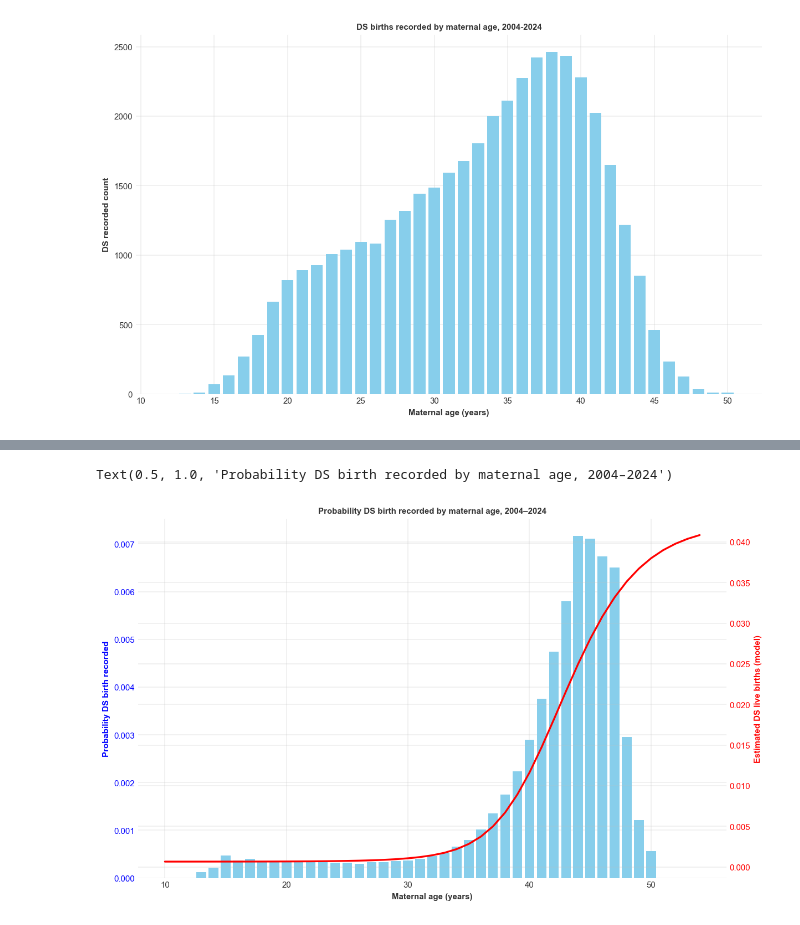
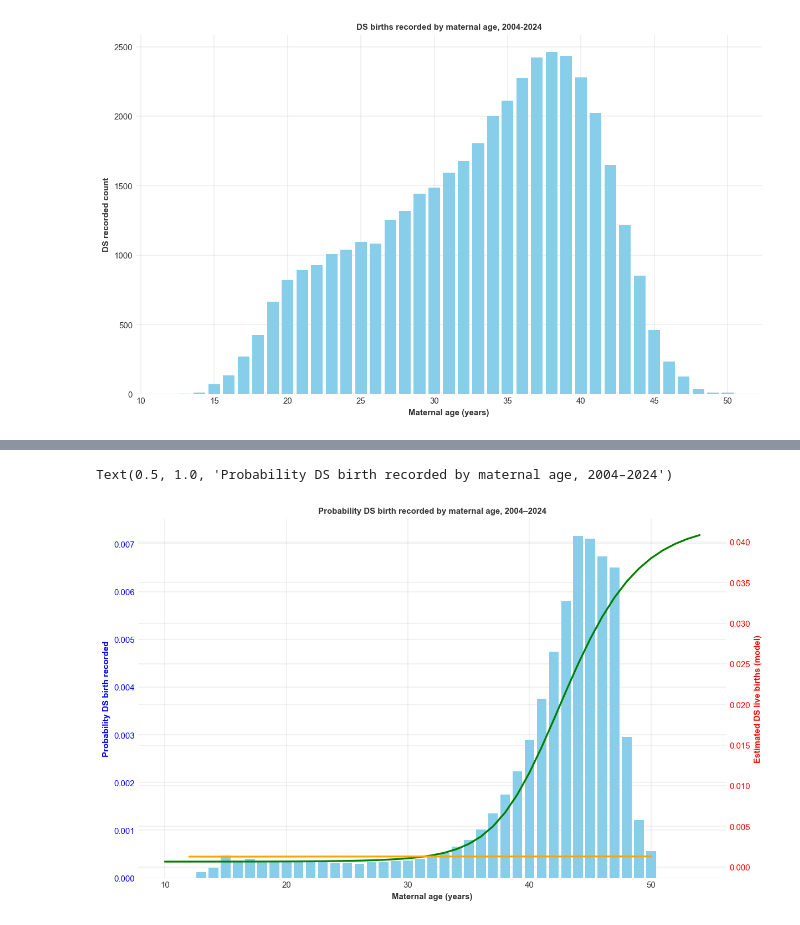
Before and after one commit to frankbuckley/ds-births-populations, a Jupyter notebook: projects/us-birth-certificates/notes-maternal-age.ipynb, the cells around one changed output, grey strips where cells are left out. Drawn from its saved outputs; the diff is of its cells as text; code cells hidden in the pictures.

```diff
--- a/projects/us-birth-certificates/notes-maternal-age.ipynb
+++ b/projects/us-birth-certificates/notes-maternal-age.ipynb
@@ -114,7 +69,12 @@ Text(0, 0.5, 'Probability DS birth recorded')
 mage_from2004_df = con.execute(
     """
     SELECT
-        mage_c, AVG(down_ind) as p_down_ind, AVG(p_ds_lb_nt) as p_ds_lb_nt, COUNT(*) as lb, SUM(down_ind) as down_ind
+        mage_c,
+        AVG(down_ind) as p_down_ind,
+        AVG(p_ds_lb_nt) as p_ds_lb_nt,
+        AVG(p_ds_lb_wt) as p_ds_lb_wt,
+        COUNT(*) as lb,
+        SUM(down_ind) as down_ind
     FROM
         us_births
     WHERE
@@ -175,20 +121,21 @@ Text(0, 0.5, 'Probability DS birth recorded')
 # %%
 fig, ax1 = plt.subplots(figsize=(10, 6))
 
 # --- Primary axis (left) ---
 ax1.bar(mage_from2004_df["mage_c"], mage_from2004_df["p_down_ind"], color='skyblue')
 ax1.set_xlabel('Maternal age (years)')
 ax1.set_ylabel('Probability DS birth recorded', color='blue')
 ax1.tick_params(axis='y', labelcolor='blue')
 
 # --- Secondary axis (right) ---
 ax2 = ax1.twinx()
-ax2.plot(ages, ds_lb_nt, color='red', linewidth=2)
+ax2.plot(ages, ds_lb_nt, color='green', linewidth=2)
+ax2.plot(mage_from2004_df["mage_c"], mage_from2004_df["p_ds_lb_wt"], color='orange', linewidth=2)
 ax2.set_ylabel('Estimated DS live births (model)', color='red')
 ax2.tick_params(axis='y', labelcolor='red')
 
 # --- Title and layout ---
 plt.title('Probability DS birth recorded by maternal age, 2004–2024')
 # %% [output]
 Text(0.5, 1.0, 'Probability DS birth recorded by maternal age, 2004–2024')
-[figure, old version]
+[figure, new version]
```
Also changed, not shown: parts of 7 cells of this notebook, 5 other files.
